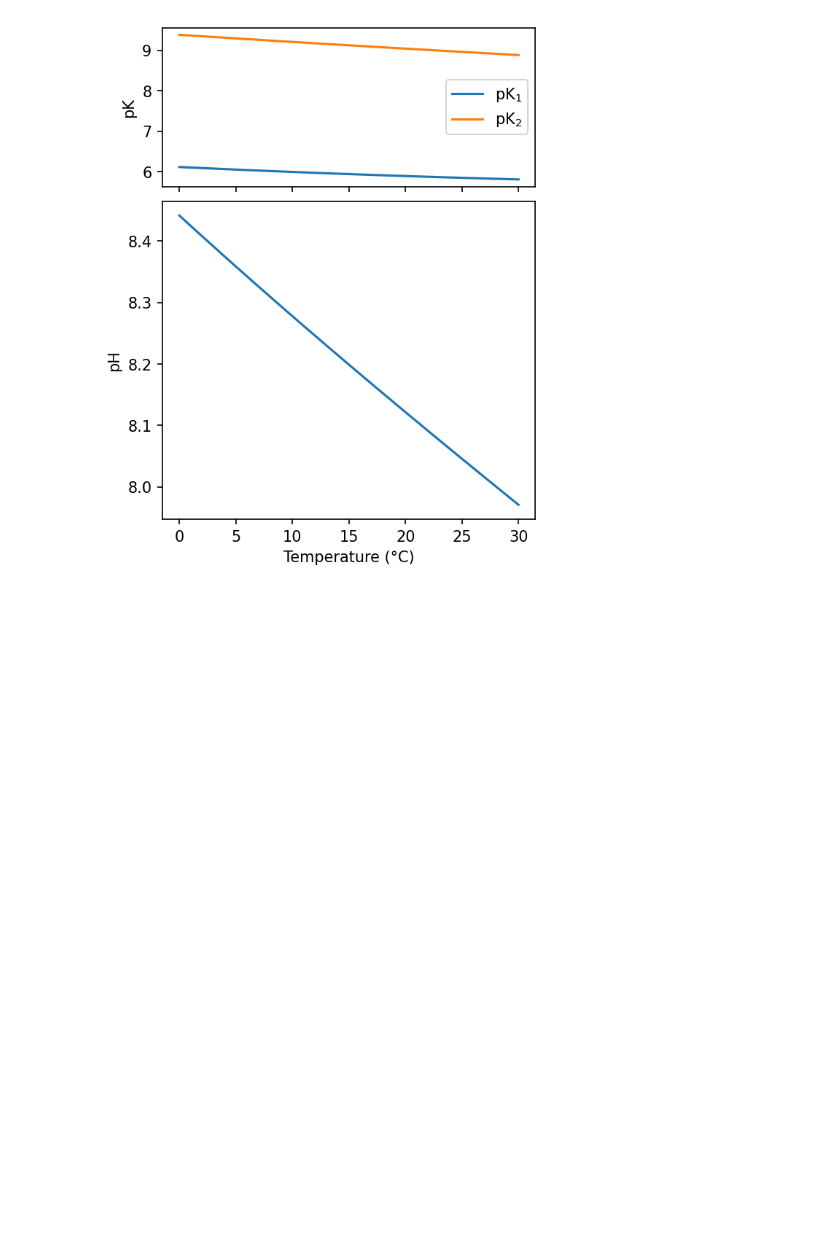
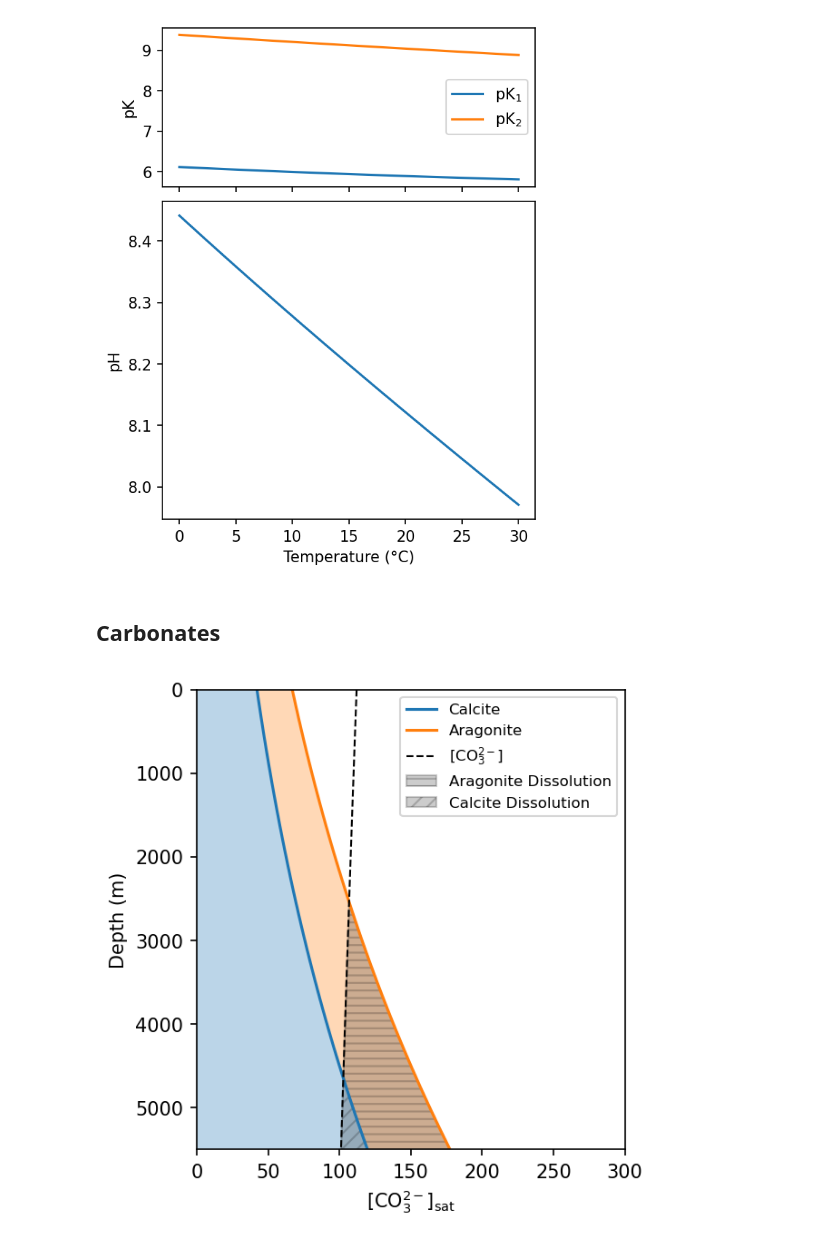
Before and after one commit to johnryantaylor/JRT_QES_Notes, a Jupyter notebook: book/06_oceancarbon/carbon_figs.ipynb, the cells around one changed output. Saved outputs shown, nothing was run; the diff lists cells and outputs as text; code cells hidden in the pictures; blank space fills up the shorter version.

```diff
--- a/book/06_oceancarbon/carbon_figs.ipynb
+++ b/book/06_oceancarbon/carbon_figs.ipynb
@@ -367,3 +368,47 @@ ax1.plot(sw.T_in, sw.pHtot, label='pH')
 fig.savefig('figures/carbon-pH-Temp.png')
 # %% [output]
 [figure]
+# %% [markdown]
+## Carbonates
+# %%
+z = np.linspace(0, 5500)
+cz = cb.Csys(TA=2300, DIC=2150, T_in=4, P_in=z/10)
+
+Ca = 10.2e-3
+
+satC_CO3 = 1e6 * cz.Ks.KspC / Ca
+satA_CO3 = 1e6 * cz.Ks.KspA / Ca
+
+
+
+fig, ax = plt.subplots(figsize=(4,4), constrained_layout=True)
+ax.fill_betweenx(z, 0, satC_CO3, alpha=0.3)
+ax.plot(satC_CO3, z, label='Calcite')
+ax.fill_betweenx(z, satA_CO3, satC_CO3, alpha=0.3)
+ax.plot(satA_CO3, z, label='Aragonite')
+
+ax.set_ylim(z.max(), 0)
+ax.set_xlim(0, 300)
+
+ax.plot(cz.CO3, z, ls='--', lw=1, color='k', label='$[CO_3^{2-}]$')
+
+
+# ind = cz.CO3 > satA_CO3
+# ax.fill_betweenx(z[ind], cz.CO3[ind], satA_CO3[ind],  color='k', alpha=0.2, hatch='//')
+
+ind = (cz.CO3 < satA_CO3)
+y1 = np.where(satC_CO3[ind] > cz.CO3[ind], satC_CO3[ind], cz.CO3[ind])
+ax.fill_betweenx(z[ind], y1, satA_CO3[ind], color='k', alpha=0.2, hatch=r'---', label='Aragonite Dissolution')
+
+ind = (cz.CO3 < satC_CO3)
+ax.fill_betweenx(z[ind], cz.CO3[ind], satC_CO3[ind], color='k', alpha=0.2, hatch='///', label='Calcite Dissolution')
+
+
+ax.set_ylabel('Depth (m)')
+ax.set_xlabel('$[CO_3^{2-}]_{sat}$')
+
+ax.legend(fontsize=8)
+
+fig.savefig('figures/carbon-CO3-sat.png')
+# %% [output]
+[figure, added]
```
Also changed, not shown: parts of 4 cells of this notebook.
